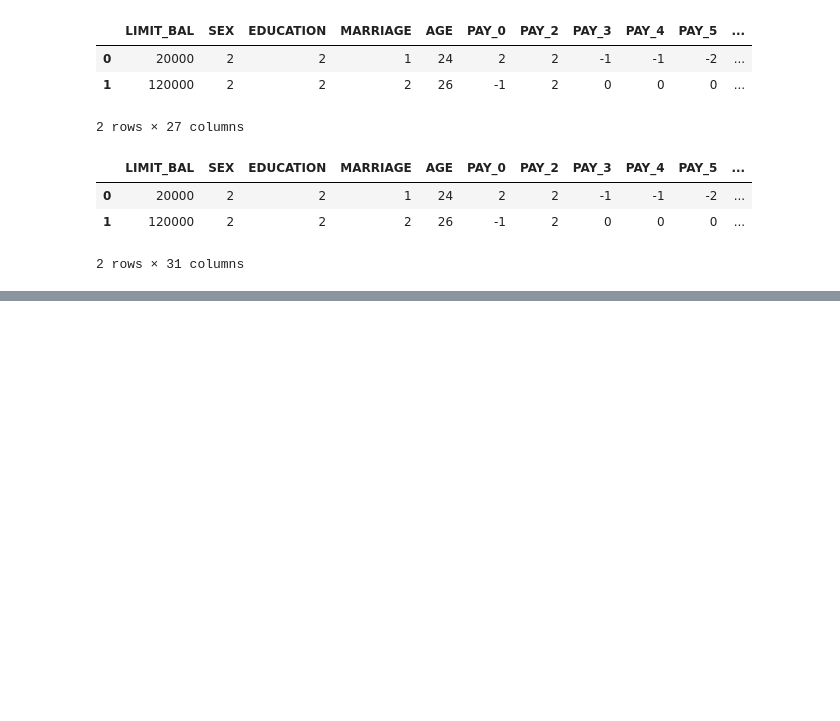
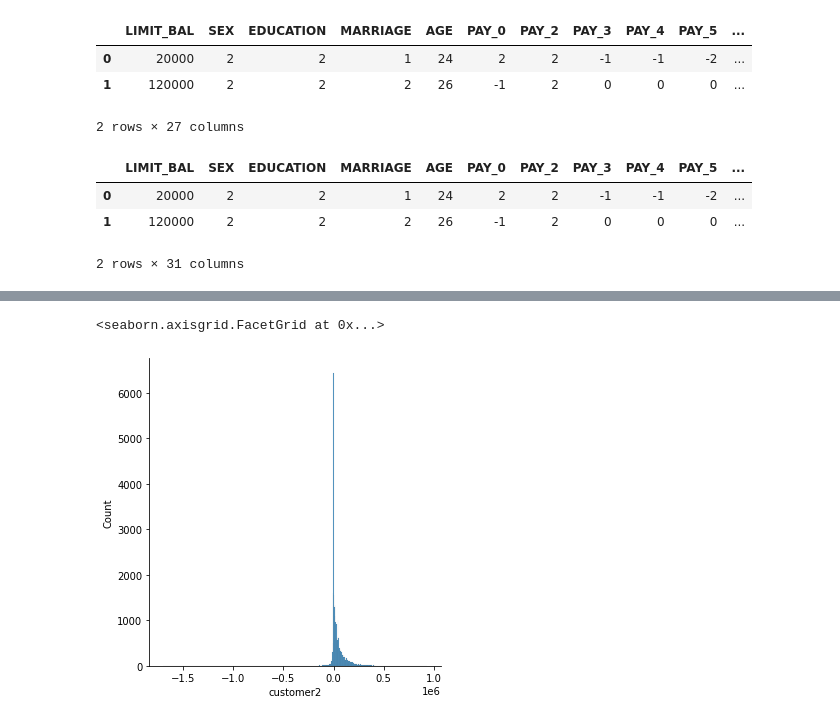
Before and after one commit to harshithgowdakc/Credit-Card-Default-Prediction, a Jupyter notebook: Credit_Card_Default_Prediction.ipynb, the cells around one changed output, grey strips where cells are left out. Cells and saved outputs as stored; diff of their text form; code cells hidden in the pictures; blank space fills up the shorter version.

```diff
--- a/Credit_Card_Default_Prediction.ipynb
+++ b/Credit_Card_Default_Prediction.ipynb
@@ -534,0 +584,5 @@ df.head(2)
+# %%
+sns.displot(df['customer2'])
+# %% [output]
+<seaborn.axisgrid.FacetGrid at 0x...>
+[figure, added]
```
Also changed, not shown: parts of 20 cells of this notebook.
